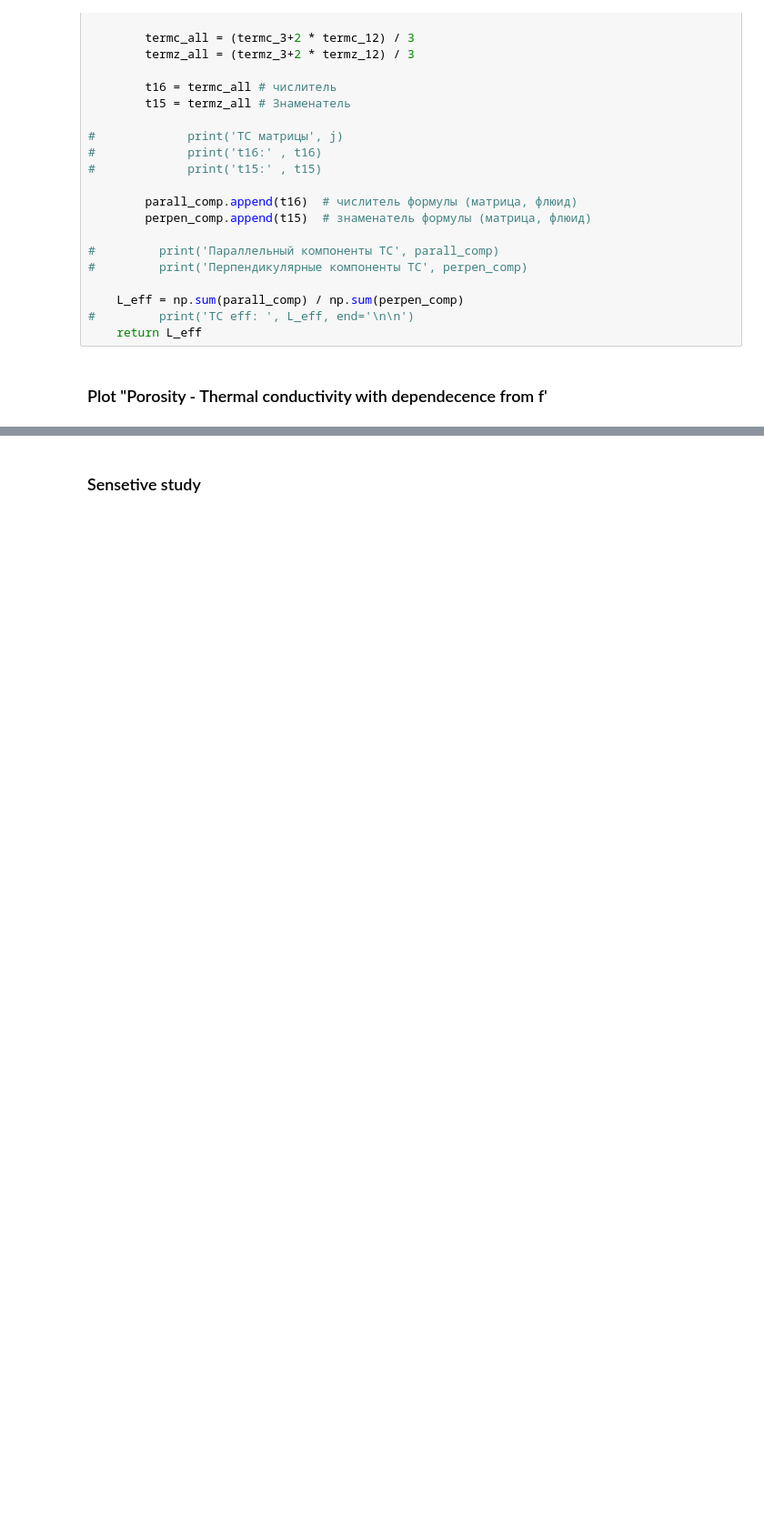
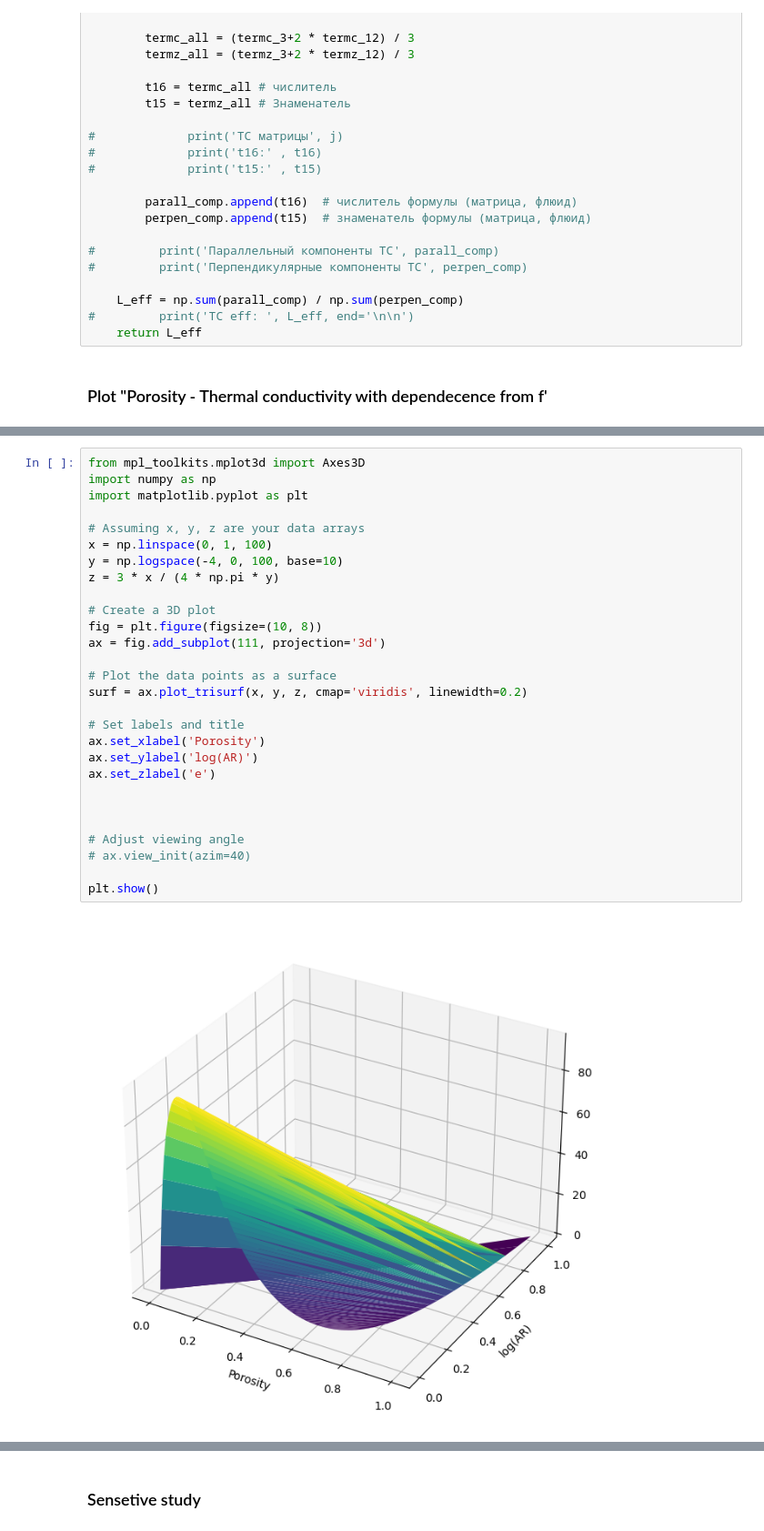
Before and after one commit to MariiaKalinina/Elasticity, a Jupyter notebook: Permeability_from_TC.ipynb, the cells around one changed output, grey strips where cells are left out. Shown at 91% size. Saved outputs shown, nothing was run; the diff lists cells and outputs as text; blank space fills up the shorter version.

```diff
--- a/Permeability_from_TC.ipynb
+++ b/Permeability_from_TC.ipynb
@@ -738,0 +739,30 @@ Text(0.5, 1.0, 'Porosity - Thermal conductivity with dependecence from f')
+# %%
+from mpl_toolkits.mplot3d import Axes3D
+import numpy as np
+import matplotlib.pyplot as plt
+
+# Assuming x, y, z are your data arrays
+x = np.linspace(0, 1, 100)
+y = np.logspace(-4, 0, 100, base=10)
+z = 3 * x / (4 * np.pi * y)
+
+# Create a 3D plot
+fig = plt.figure(figsize=(10, 8))
+ax = fig.add_subplot(111, projection='3d')
+
+# Plot the data points as a surface
+surf = ax.plot_trisurf(x, y, z, cmap='viridis', linewidth=0.2)
+
+# Set labels and title
+ax.set_xlabel('Porosity')
+ax.set_ylabel('log(AR)')
+ax.set_zlabel('e')
+
+
+
+# Adjust viewing angle
+# ax.view_init(azim=40)
+
+plt.show()
+# %% [output]
+[figure, added]
```
Also changed, not shown: parts of 5 cells of this notebook.
